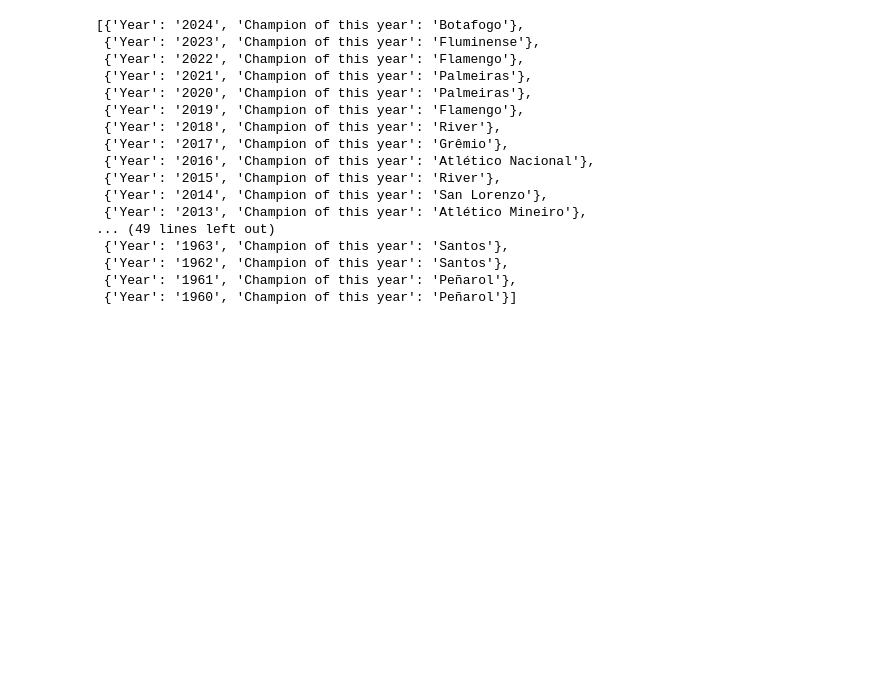
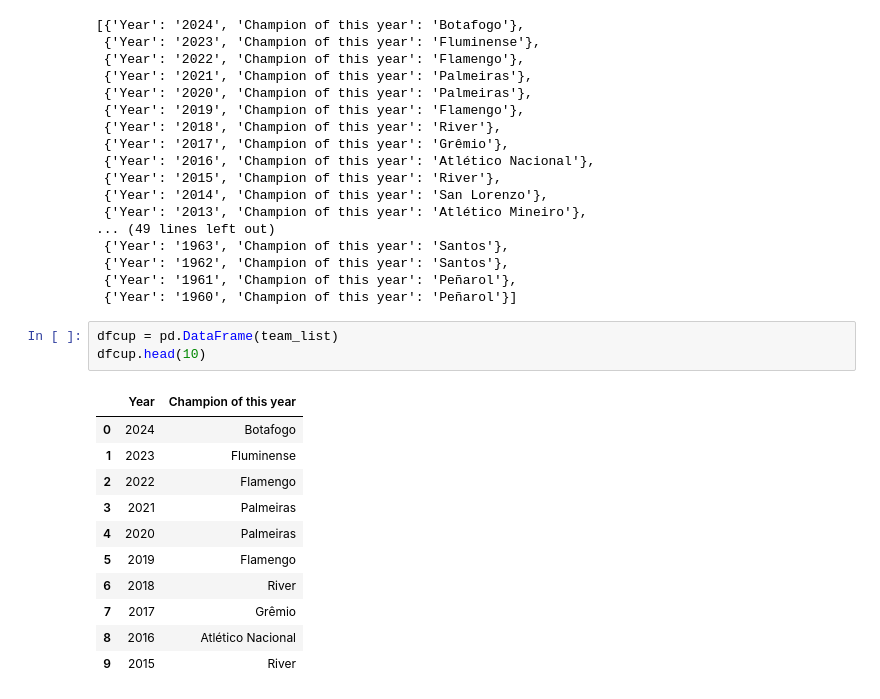
Before and after one commit to 4GeeksAcademy/GuilloMansa-WebScraping, a Jupyter notebook: src/explore.es.ipynb, the cells around one changed output. Drawn from its saved outputs; the diff is of its cells as text; blank space fills up the shorter version.

```diff
--- a/src/explore.es.ipynb
+++ b/src/explore.es.ipynb
@@ -114,3 +114,18 @@ team_list
  {'Year': '1962', 'Champion of this year': 'Santos'},
  {'Year': '1961', 'Champion of this year': 'Peñarol'},
  {'Year': '1960', 'Champion of this year': 'Peñarol'}]
+# %%
+dfcup = pd.DataFrame(team_list)
+dfcup.head(10)
+# %% [output]
+|  | Year | Champion of this year |
+| 0 | 2024 | Botafogo |
+| 1 | 2023 | Fluminense |
+| 2 | 2022 | Flamengo |
+| 3 | 2021 | Palmeiras |
+| 4 | 2020 | Palmeiras |
+| 5 | 2019 | Flamengo |
+| 6 | 2018 | River |
+| 7 | 2017 | Grêmio |
+| 8 | 2016 | Atlético Nacional |
+| 9 | 2015 | River |
```
Also changed, not shown: parts of 7 cells of this notebook, 1 other file.
